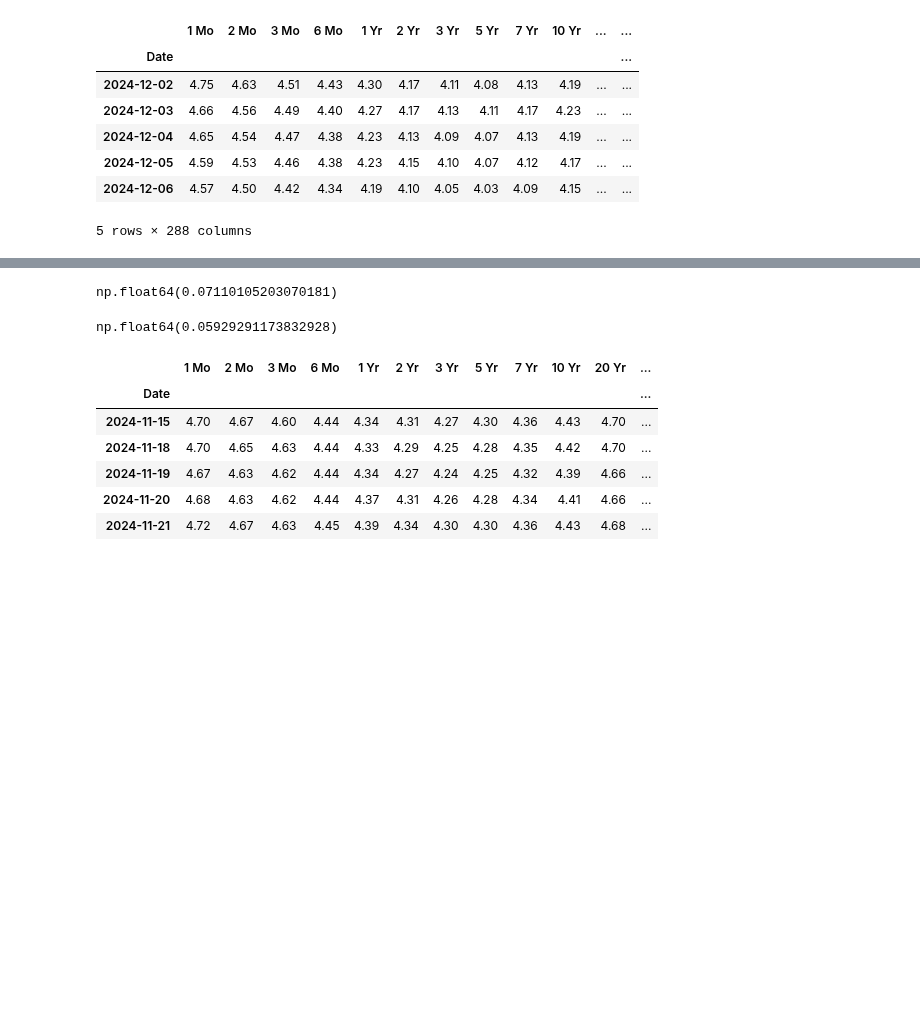
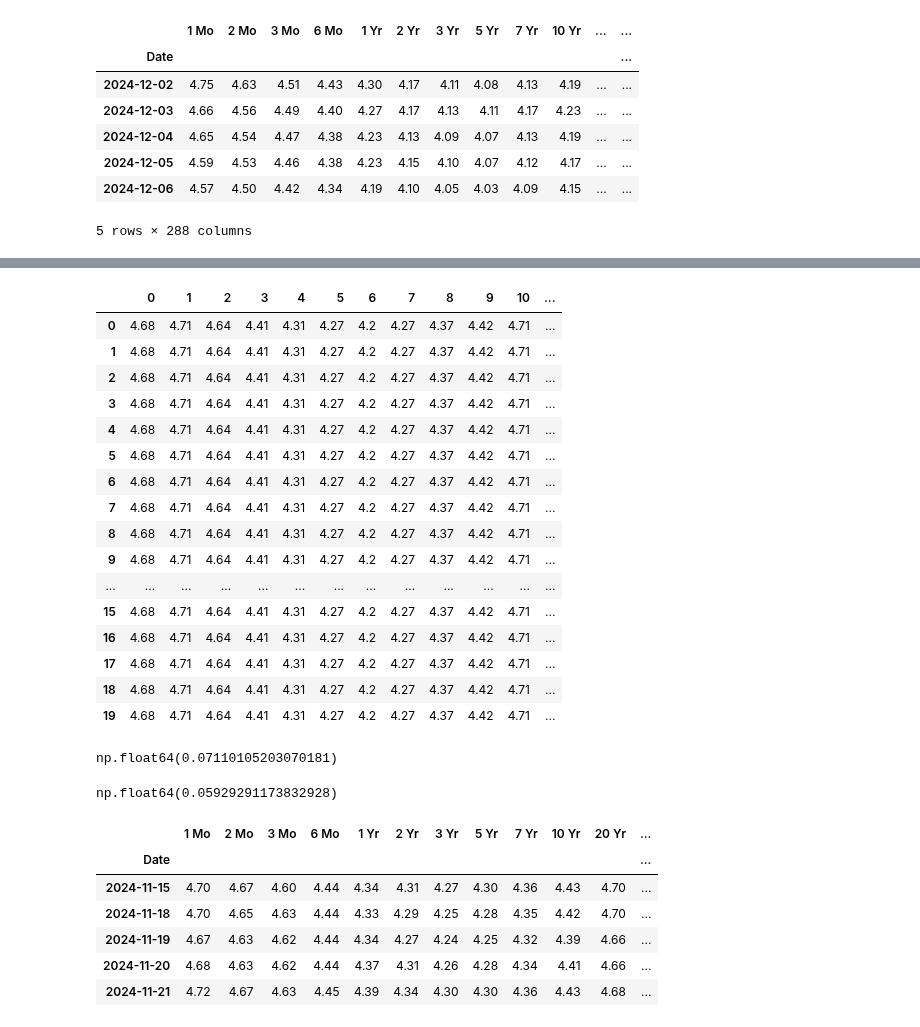
Before and after one commit to QuanPham19/functional-kan, a Jupyter notebook: phase_1/notebooks_treasury/treasury_kan_direct.ipynb, the cells around one changed output, grey strips where cells are left out. Cells and saved outputs as stored; diff of their text form; code cells hidden in the pictures; blank space fills up the shorter version.

```diff
--- a/phase_1/notebooks_treasury/treasury_kan_direct.ipynb
+++ b/phase_1/notebooks_treasury/treasury_kan_direct.ipynb
@@ -73,8 +73,8 @@ data.tail()
 5 rows × 288 columns
 # %%
 # Out-of-sample test size, diff between sliding element = test size
-test_size = 5
-sliding_list = [15, 10, 5, 0]
+test_size = 20
+sliding_list = [0]
 
 # Set variables for cross-validation
 truth_df = pd.DataFrame()
@@ -229,3 +209,23 @@ kan_df
+# %%
+naive_df
+# %% [output]
+|  | 0 | 1 | 2 | 3 | 4 | 5 | 6 | 7 | 8 | 9 | 10 | ... |
+| 0 | 4.68 | 4.71 | 4.64 | 4.41 | 4.31 | 4.27 | 4.2 | 4.27 | 4.37 | 4.42 | 4.71 | ... |
+| 1 | 4.68 | 4.71 | 4.64 | 4.41 | 4.31 | 4.27 | 4.2 | 4.27 | 4.37 | 4.42 | 4.71 | ... |
+| 2 | 4.68 | 4.71 | 4.64 | 4.41 | 4.31 | 4.27 | 4.2 | 4.27 | 4.37 | 4.42 | 4.71 | ... |
+| 3 | 4.68 | 4.71 | 4.64 | 4.41 | 4.31 | 4.27 | 4.2 | 4.27 | 4.37 | 4.42 | 4.71 | ... |
+| 4 | 4.68 | 4.71 | 4.64 | 4.41 | 4.31 | 4.27 | 4.2 | 4.27 | 4.37 | 4.42 | 4.71 | ... |
+| 5 | 4.68 | 4.71 | 4.64 | 4.41 | 4.31 | 4.27 | 4.2 | 4.27 | 4.37 | 4.42 | 4.71 | ... |
+| 6 | 4.68 | 4.71 | 4.64 | 4.41 | 4.31 | 4.27 | 4.2 | 4.27 | 4.37 | 4.42 | 4.71 | ... |
+| 7 | 4.68 | 4.71 | 4.64 | 4.41 | 4.31 | 4.27 | 4.2 | 4.27 | 4.37 | 4.42 | 4.71 | ... |
+| 8 | 4.68 | 4.71 | 4.64 | 4.41 | 4.31 | 4.27 | 4.2 | 4.27 | 4.37 | 4.42 | 4.71 | ... |
+| 9 | 4.68 | 4.71 | 4.64 | 4.41 | 4.31 | 4.27 | 4.2 | 4.27 | 4.37 | 4.42 | 4.71 | ... |
+| ... | ... | ... | ... | ... | ... | ... | ... | ... | ... | ... | ... | ... |
+| 15 | 4.68 | 4.71 | 4.64 | 4.41 | 4.31 | 4.27 | 4.2 | 4.27 | 4.37 | 4.42 | 4.71 | ... |
+| 16 | 4.68 | 4.71 | 4.64 | 4.41 | 4.31 | 4.27 | 4.2 | 4.27 | 4.37 | 4.42 | 4.71 | ... |
+| 17 | 4.68 | 4.71 | 4.64 | 4.41 | 4.31 | 4.27 | 4.2 | 4.27 | 4.37 | 4.42 | 4.71 | ... |
+| 18 | 4.68 | 4.71 | 4.64 | 4.41 | 4.31 | 4.27 | 4.2 | 4.27 | 4.37 | 4.42 | 4.71 | ... |
+| 19 | 4.68 | 4.71 | 4.64 | 4.41 | 4.31 | 4.27 | 4.2 | 4.27 | 4.37 | 4.42 | 4.71 | ... |
 # %%
 real = df_test[ori_col].values
 mean_squared_error(real, pred, squared=False)
```
Also changed, not shown: parts of 3 cells of this notebook.
